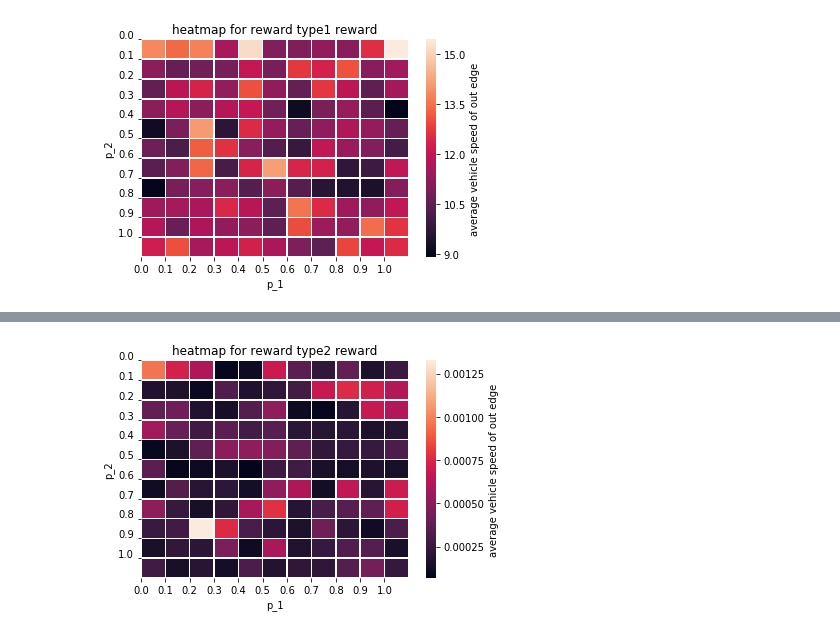
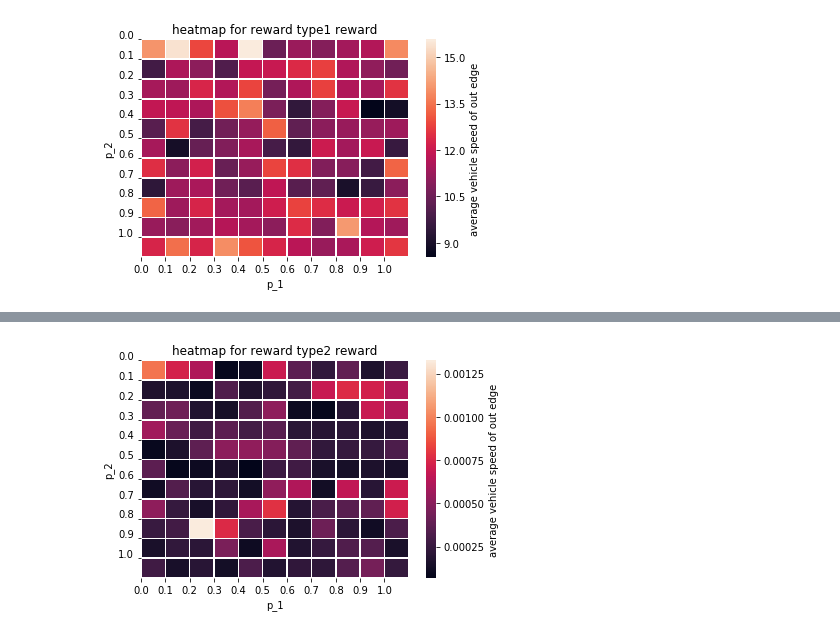
Before and after one commit to lijiayi9712/Learning_matrix, a Jupyter notebook: gym_diamond/examples/Visualization.ipynb, the cells around one changed output, grey strips where cells are left out. Cells and saved outputs as stored; diff of their text form; code cells hidden in the pictures.

Commit message:
updated reward_3 with more timesteps and updated visualization

```diff
--- a/gym_diamond/examples/Visualization.ipynb
+++ b/gym_diamond/examples/Visualization.ipynb
@@ -5,22 +18,8 @@ reward1 = np.load('reward_result.npy')
 # %%
-z = reward1[:, :, 80, :].mean(axis=2)
+reward1 = np.load('reward_result.npy')
+z = reward1[:, :, 95, :].mean(axis=2)
 p_1 = [round(i, 2) for i in np.arange(0, 1.05, 0.1)]
 p_2 = [round(i, 2) for i in np.arange(0, 1.05, 0.1)]
+heatmap(z, p_1, p_2, 1)
+# %% [output]
+[figure, added]
-# %%
-import seaborn as sns
-
-def heatmap(z, p_1, p_2, reward_type):
-    ax = sns.heatmap(z, linewidth=0.5, cbar_kws={'label': 'average vehicle speed of out edge'})
-    ax.set_xticks(np.arange(len(p_1)))
-    ax.set_yticks(np.arange(len(p_2)))
-    ax.set_xticklabels(p_1)
-    ax.set_yticklabels(p_2)
-    ax.set(xlabel='p_1', ylabel='p_2')
-    plt.setp(ax.get_yticklabels(), rotation=0, ha="right",
-             rotation_mode="anchor")
-    plt.title("heatmap for reward type{} reward".format(reward_type))
-    #plt.show()
-
-heatmap(z, p_1, p_2, 1)
-# %% [output]
-[figure, removed]
```
Also changed, not shown: parts of 14 cells of this notebook, 1 other file.
